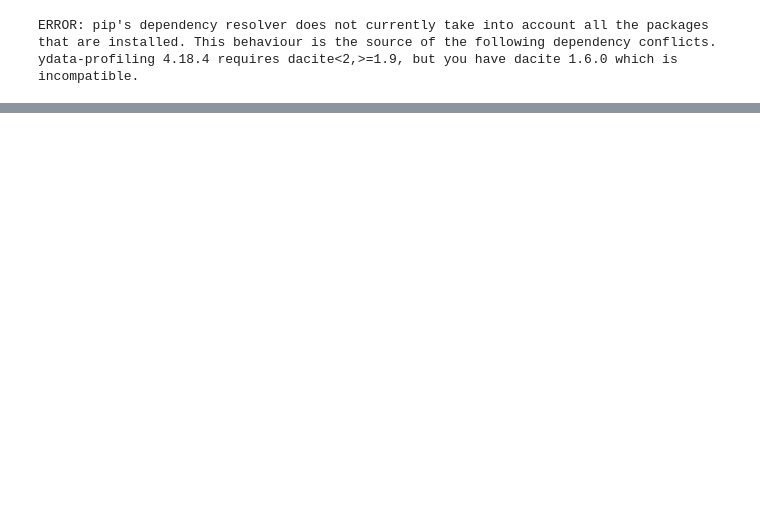
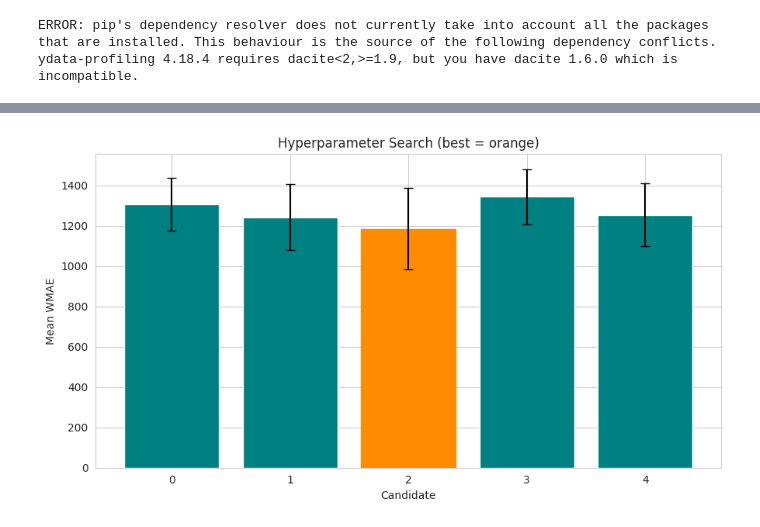
Before and after one commit to EleneJobava/walmart-sales-forecasting, a Jupyter notebook: model_experiment_XGBoost.ipynb, the cells around one changed output, grey strips where cells are left out. Cells and saved outputs as stored; diff of their text form; code cells hidden in the pictures; blank space fills up the shorter version.

Commit message:
Kaggle Notebook | xgboost_v3 | Version 3

```diff
--- a/model_experiment_XGBoost.ipynb
+++ b/model_experiment_XGBoost.ipynb
@@ -627,0 +563,90 @@ Any NaN predictions: 0
+# %%
+param_grid = [
+    {'n_estimators': 800,  'max_depth': 8,  'learning_rate': 0.03, 'subsample': 0.8,
+     'colsample_bytree': 0.7, 'min_child_weight': 3, 'reg_lambda': 1.0},
+    {'n_estimators': 1200, 'max_depth': 10, 'learning_rate': 0.02, 'subsample': 0.75,
+     'colsample_bytree': 0.7, 'min_child_weight': 5, 'reg_lambda': 1.5},
+    {'n_estimators': 1000, 'max_depth': 12, 'learning_rate': 0.03, 'subsample': 0.8,
+     'colsample_bytree': 0.8, 'min_child_weight': 3, 'reg_lambda': 2.0, 'reg_alpha': 0.2},
+    {'n_estimators': 1500, 'max_depth': 8,  'learning_rate': 0.015, 'subsample': 0.85,
+     'colsample_bytree': 0.65, 'min_child_weight': 4, 'reg_lambda': 2.5},
+    {'n_estimators': 1000, 'max_depth': 9,  'learning_rate': 0.025, 'subsample': 0.8,
+     'colsample_bytree': 0.75, 'min_child_weight': 2, 'reg_lambda': 1.0, 'reg_alpha': 0.5},
+]
+
+
+def cv_score(xgb_params, folds):
+    fold_wmaes = []
+    for tr_idx, va_idx in folds:
+        pipe = build_pipeline(xgb_params)
+        X_tr = train_fe.loc[tr_idx, feature_cols]
+        y_tr = train_fe.loc[tr_idx, TARGET]
+
+        # Freeze origin_* on validation rows at the fold's train cutoff, mirroring
+        # the real test-time setup (fixes the CV/leaderboard mismatch).
+        X_va_full = apply_frozen_origin(train_fe, tr_idx, va_idx, ORIGIN_LAGS)
+        X_va = X_va_full[feature_cols]
+        y_va = train_fe.loc[va_idx, TARGET]
+
+        fit_pipeline(pipe, X_tr, y_tr, train_fe.loc[tr_idx, 'IsHoliday'])
+        preds = predict_pipeline(pipe, X_va)
+        fold_wmaes.append(wmae(y_va, preds, train_fe.loc[va_idx, 'IsHoliday']))
+    return fold_wmaes
+
+
+# Use later folds (closer to test regime) for search — more realistic WMAE
+search_folds = row_folds[-3:]
+search_results = []
+
+with mlflow.start_run(run_name='XGBoost_Hyperparameter_Search') as parent_run:
+    mlflow.log_param('n_search_folds', len(search_folds))
+    mlflow.log_param('n_candidates', len(param_grid))
+    mlflow.log_param('horizon_weeks', HORIZON_WEEKS)
+    mlflow.log_param('safe_lags', SAFE_LAGS)
+    mlflow.log_param('origin_lags', ORIGIN_LAGS)
+    mlflow.log_param('use_log_target', USE_LOG_TARGET)
+
+    for i, params in enumerate(param_grid):
+        with mlflow.start_run(run_name=f'candidate_{i}', nested=True):
+            mlflow.log_params({k: v for k, v in params.items()})
+            fold_wmaes = cv_score(params, search_folds)
+            mean_wmae = float(np.mean(fold_wmaes))
+            std_wmae = float(np.std(fold_wmaes))
+            mlflow.log_metric('mean_wmae', mean_wmae)
+            mlflow.log_metric('std_wmae', std_wmae)
+            for j, w in enumerate(fold_wmaes):
+                mlflow.log_metric(f'wmae_fold{j+1}', float(w))
+            search_results.append({'candidate': i, **params, 'mean_wmae': mean_wmae, 'std_wmae': std_wmae})
+            print(f'Candidate {i}: mean WMAE = {mean_wmae:.2f} (+/- {std_wmae:.2f})')
+
+search_df = pd.DataFrame(search_results).sort_values('mean_wmae').reset_index(drop=True)
+display(search_df)
+
+fig, ax = plt.subplots(figsize=(9, 5))
+plot_df = search_df.sort_values('candidate')
+bars = ax.bar(plot_df['candidate'].astype(str), plot_df['mean_wmae'],
+              yerr=plot_df['std_wmae'], capsize=4, color='teal')
+best_cand = int(search_df.iloc[0]['candidate'])
+bars[list(plot_df['candidate']).index(best_cand)].set_color('darkorange')
+ax.set_xlabel('Candidate')
+ax.set_ylabel('Mean WMAE')
+ax.set_title('Hyperparameter Search (best = orange)')
+plt.tight_layout()
+plt.savefig('fig_hyperparam_search.png', bbox_inches='tight')
+plt.show()
+
+best_row = search_df.iloc[0]
+param_keys = set()
+for p in param_grid:
+    param_keys |= set(p.keys())
+best_params = {k: best_row[k] for k in param_keys if k in best_row.index and pd.notna(best_row[k])}
+for k in ('n_estimators', 'max_depth', 'min_child_weight'):
+    if k in best_params:
+        best_params[k] = int(best_params[k])
+for k in ('learning_rate', 'subsample', 'colsample_bytree', 'reg_lambda', 'reg_alpha'):
+    if k in best_params:
+        best_params[k] = float(best_params[k])
+
+print('Best params:', best_params)
+print('Best search WMAE:', float(best_row['mean_wmae']))
+# %% [output]
@@ -627,0 +676 @@ Any NaN predictions: 0
+[figure, added]
```
Also changed, not shown: parts of 49 cells of this notebook.
